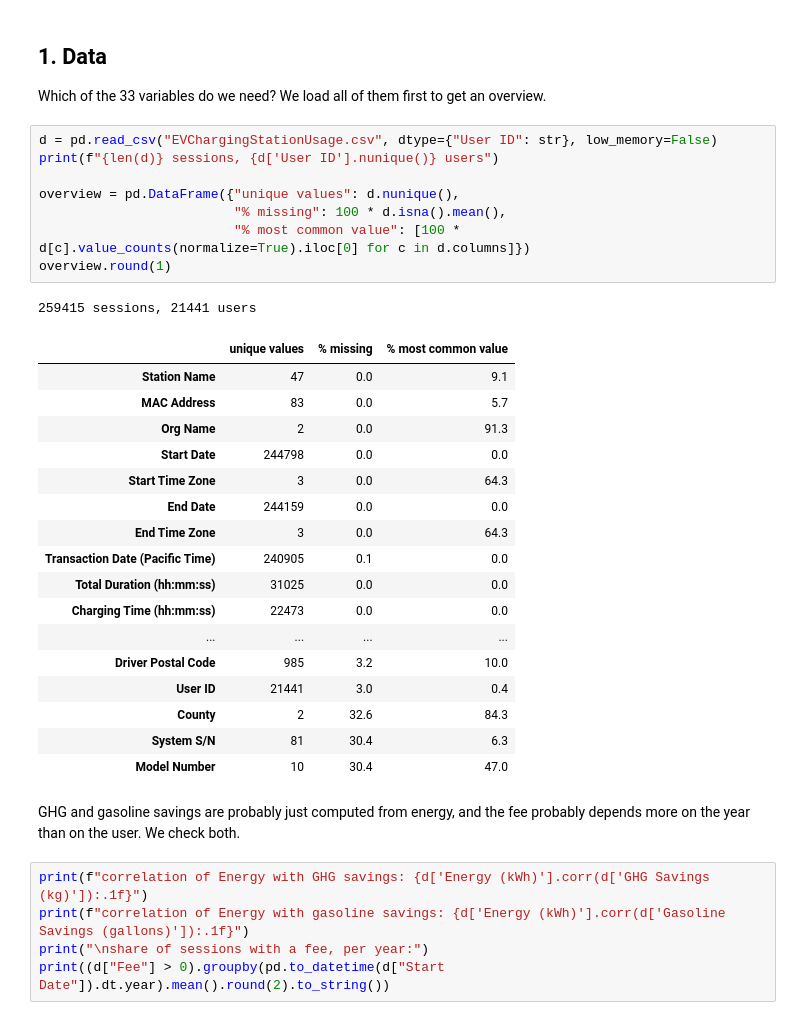
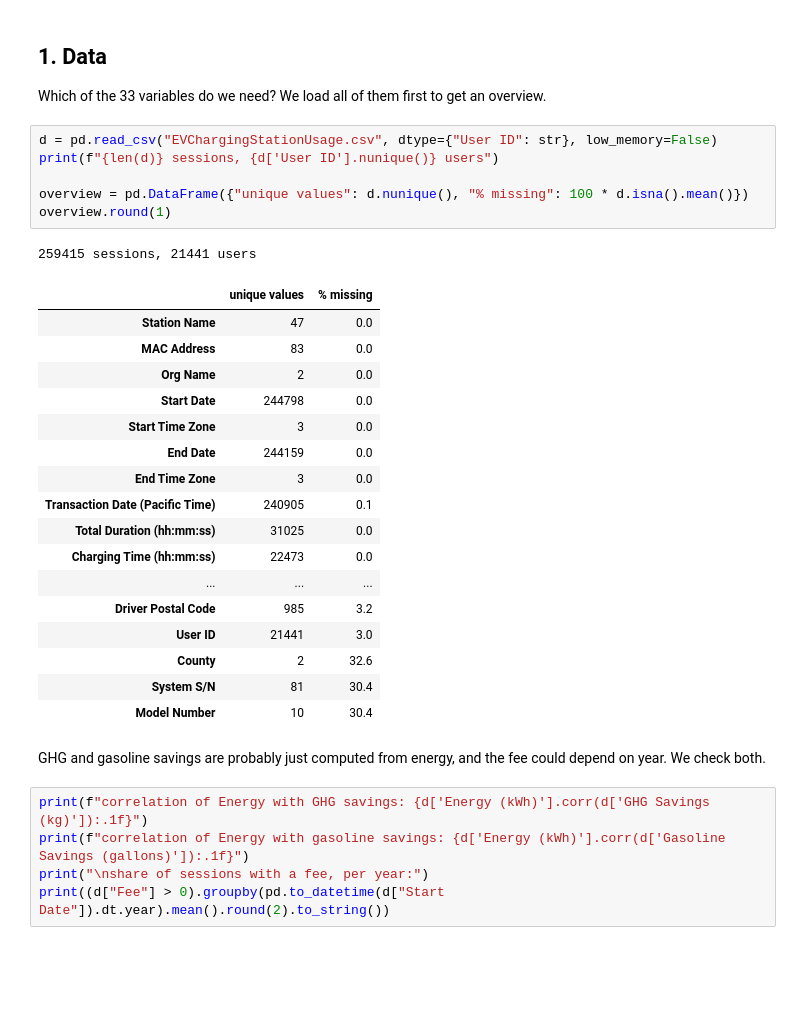
Before and after one commit to AliHoeg/intro_to_ba_project, a Jupyter notebook: task1_clustering_revised.ipynb, the cells around one changed output. Drawn from its saved outputs; the diff is of its cells as text; blank space fills up the shorter version.

```diff
--- a/task1_clustering_revised.ipynb
+++ b/task1_clustering_revised.ipynb
@@ -29,32 +29,30 @@ Which of the 33 variables do we need? We load all of them first to get an overvi
 # %%
 d = pd.read_csv("EVChargingStationUsage.csv", dtype={"User ID": str}, low_memory=False)
 print(f"{len(d)} sessions, {d['User ID'].nunique()} users")
 
-overview = pd.DataFrame({"unique values": d.nunique(),
-                         "% missing": 100 * d.isna().mean(),
-                         "% most common value": [100 * d[c].value_counts(normalize=True).iloc[0] for c in d.columns]})
+overview = pd.DataFrame({"unique values": d.nunique(), "% missing": 100 * d.isna().mean()})
 overview.round(1)
 # %% [output]
 259415 sessions, 21441 users
-|  | unique values | % missing | % most common value |
-| Station Name | 47 | 0.0 | 9.1 |
-| MAC Address | 83 | 0.0 | 5.7 |
-| Org Name | 2 | 0.0 | 91.3 |
-| Start Date | 244798 | 0.0 | 0.0 |
-| Start Time Zone | 3 | 0.0 | 64.3 |
-| End Date | 244159 | 0.0 | 0.0 |
-| End Time Zone | 3 | 0.0 | 64.3 |
-| Transaction Date (Pacific Time) | 240905 | 0.1 | 0.0 |
-| Total Duration (hh:mm:ss) | 31025 | 0.0 | 0.0 |
-| Charging Time (hh:mm:ss) | 22473 | 0.0 | 0.0 |
-| ... | ... | ... | ... |
-| Driver Postal Code | 985 | 3.2 | 10.0 |
-| User ID | 21441 | 3.0 | 0.4 |
-| County | 2 | 32.6 | 84.3 |
-| System S/N | 81 | 30.4 | 6.3 |
-| Model Number | 10 | 30.4 | 47.0 |
+|  | unique values | % missing |
+| Station Name | 47 | 0.0 |
+| MAC Address | 83 | 0.0 |
+| Org Name | 2 | 0.0 |
+| Start Date | 244798 | 0.0 |
+| Start Time Zone | 3 | 0.0 |
+| End Date | 244159 | 0.0 |
+| End Time Zone | 3 | 0.0 |
+| Transaction Date (Pacific Time) | 240905 | 0.1 |
+| Total Duration (hh:mm:ss) | 31025 | 0.0 |
+| Charging Time (hh:mm:ss) | 22473 | 0.0 |
+| ... | ... | ... |
+| Driver Postal Code | 985 | 3.2 |
+| User ID | 21441 | 3.0 |
+| County | 2 | 32.6 |
+| System S/N | 81 | 30.4 |
+| Model Number | 10 | 30.4 |
 # %% [markdown]
-GHG and gasoline savings are probably just computed from energy, and the fee probably depends more on the year than on the user. We check both.
+GHG and gasoline savings are probably just computed from energy, and the fee could depend on year. We check both.
 # %%
 print(f"correlation of Energy with GHG savings: {d['Energy (kWh)'].corr(d['GHG Savings (kg)']):.1f}")
 print(f"correlation of Energy with gasoline savings: {d['Energy (kWh)'].corr(d['Gasoline Savings (gallons)']):.1f}")
```
Also changed, not shown: parts of 5 cells of this notebook.
